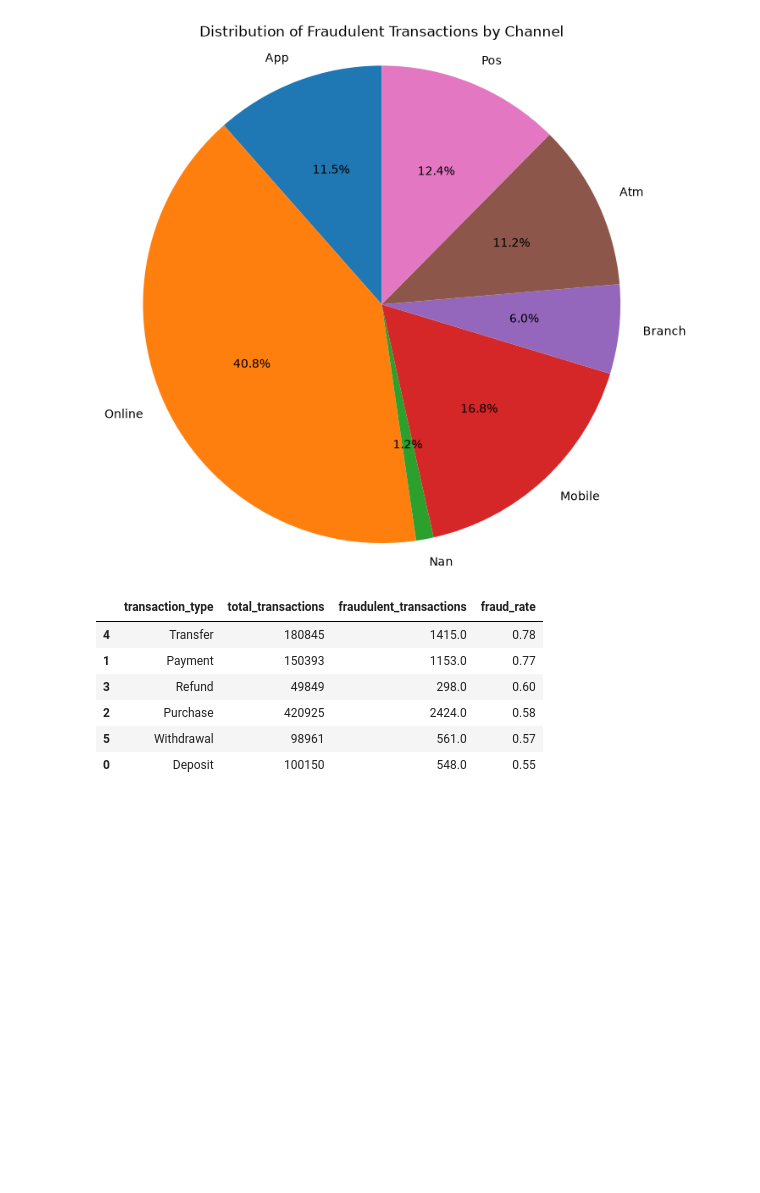
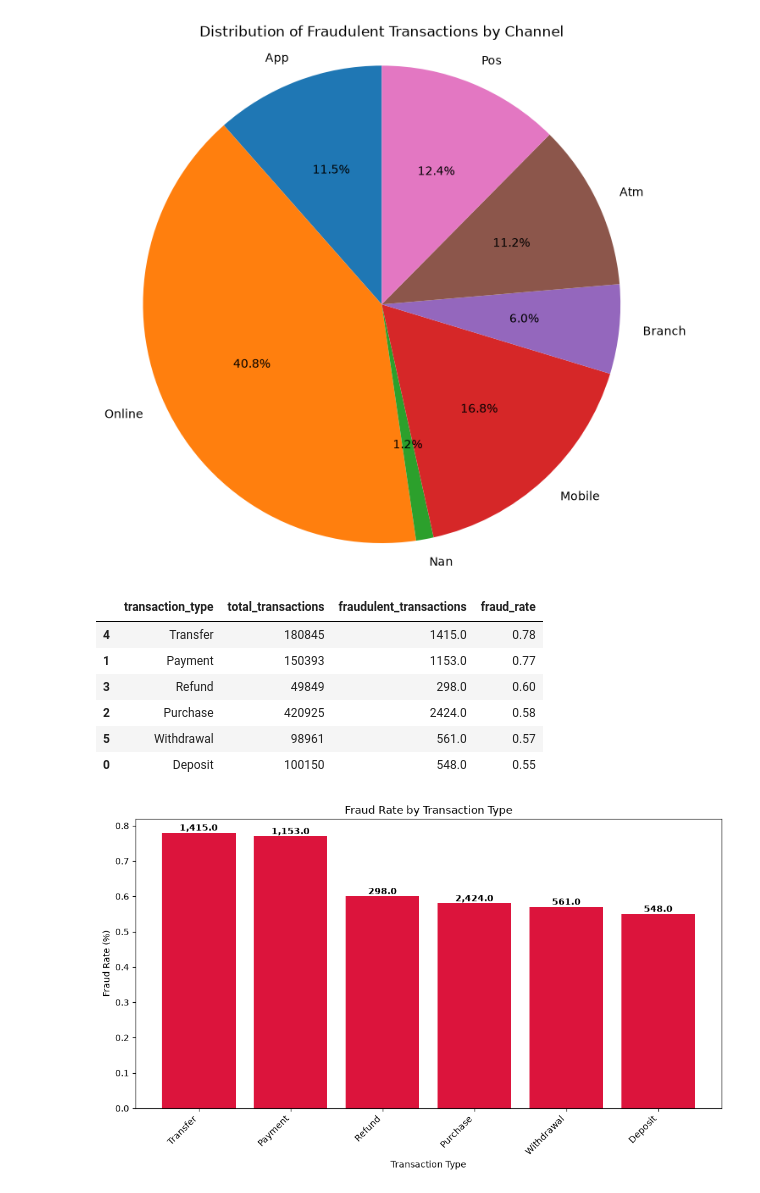
Before and after one commit to akonamajongile-a11y/bankguard, a Jupyter notebook: CleaningCustomers.ipynb, the cells around one changed output. Saved outputs shown, nothing was run; the diff lists cells and outputs as text; code cells hidden in the pictures; blank space fills up the shorter version.

```diff
--- a/CleaningCustomers.ipynb
+++ b/CleaningCustomers.ipynb
@@ -1141,0 +1080,44 @@ transaction_type_fraud
+# %%
+import matplotlib.pyplot as plt
+
+# Sort transaction types from highest to lowest fraud rate
+plot_data = transaction_type_fraud.sort_values(
+    'fraud_rate',
+    ascending=False
+)
+
+# Create figure
+fig, ax = plt.subplots(figsize=(10, 6))
+
+# Create bars (height still represents fraud rate)
+bars = ax.bar(
+    plot_data['transaction_type'],
+    plot_data['fraud_rate'],
+    color='crimson'
+)
+
+# Add fraud count labels on top of each bar
+for bar, fraud_count in zip(
+    bars,
+    plot_data['fraudulent_transactions']
+):
+    height = bar.get_height()
+    ax.text(
+        bar.get_x() + bar.get_width() / 2,
+        height,
+        f'{fraud_count:,}',
+        ha='center',
+        va='bottom',
+        fontweight='bold'
+    )
+ax.set_title('Fraud Rate by Transaction Type')
+ax.set_xlabel('Transaction Type')
+ax.set_ylabel('Fraud Rate (%)')
+
+# Rotate labels for readability
+plt.xticks(rotation=45, ha='right')
+
+plt.tight_layout()
+plt.show()
+# %% [output]
+[figure, added]
```
Also changed, not shown: parts of 20 cells of this notebook.
